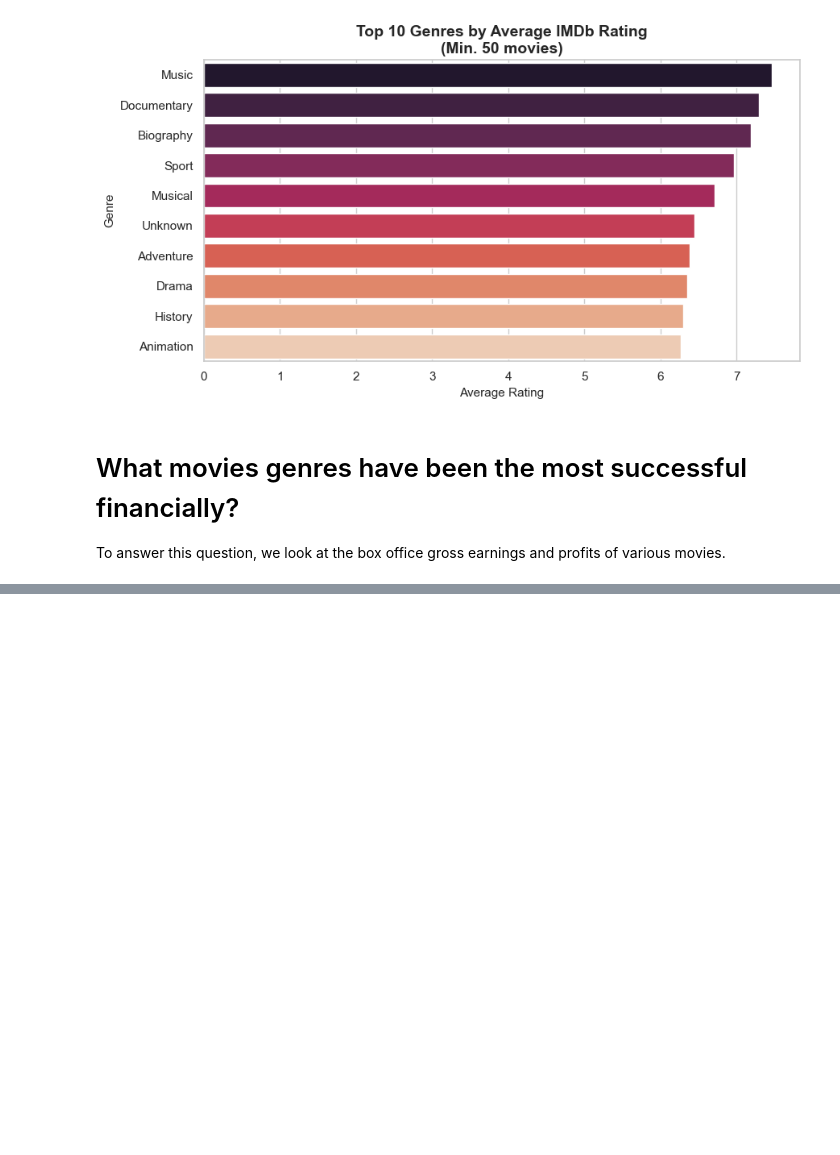
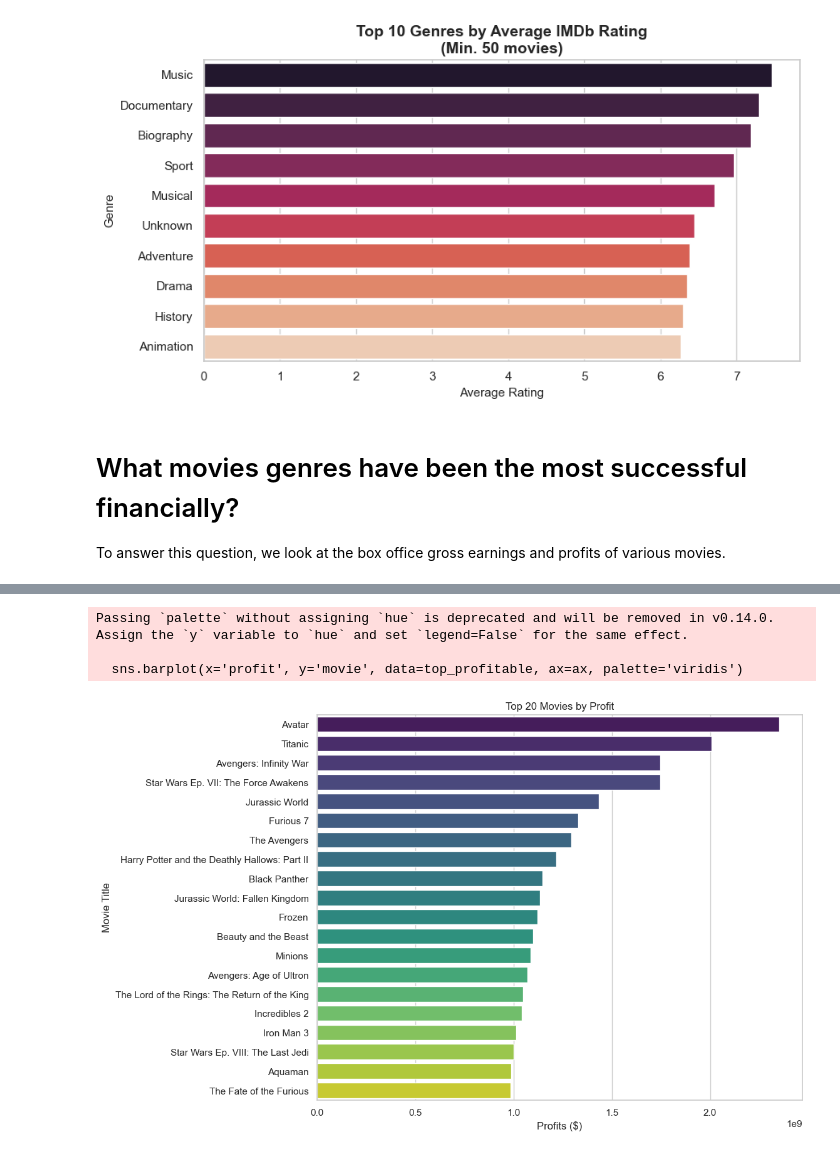
Before and after one commit to lorenaterah/Phase-2-project-G3, a Jupyter notebook: Notebooks/salma.ipynb, the cells around one changed output, grey strips where cells are left out. Drawn from its saved outputs; the diff is of its cells as text; code cells hidden in the pictures; blank space fills up the shorter version.

```diff
--- a/Notebooks/salma.ipynb
+++ b/Notebooks/salma.ipynb
@@ -648,0 +697,20 @@ top_20_movies_domestic = budgets.nlargest(n=20, columns ='domestic_gross')
+# %%
+fig , ax = plt.subplots(figsize = (10,8))
+# get the top 20 profitable movies
+top_profitable = budgets.nlargest(n = 20, columns= 'profit')
+
+sns.barplot(x='profit', y='movie', data=top_profitable, ax=ax, palette='viridis')
+
+# Set axis labels and title
+ax.set_xlabel('Profits ($)')
+ax.set_ylabel('Movie Title')
+plt.title('Top 20 Movies by Profit')
+
+# plt.savefig('top_20_movies_by_profit.png', dpi=300, bbox_inches='tight')
+# Show the plot
+plt.show()
+# %% [output]
+Passing `palette` without assigning `hue` is deprecated and will be removed in v0.14.0. Assign the `y` variable to `hue` and set `legend=False` for the same effect.
+
+  sns.barplot(x='profit', y='movie', data=top_profitable, ax=ax, palette='viridis')
+[figure, added]
```
Also changed, not shown: parts of 33 cells of this notebook.
